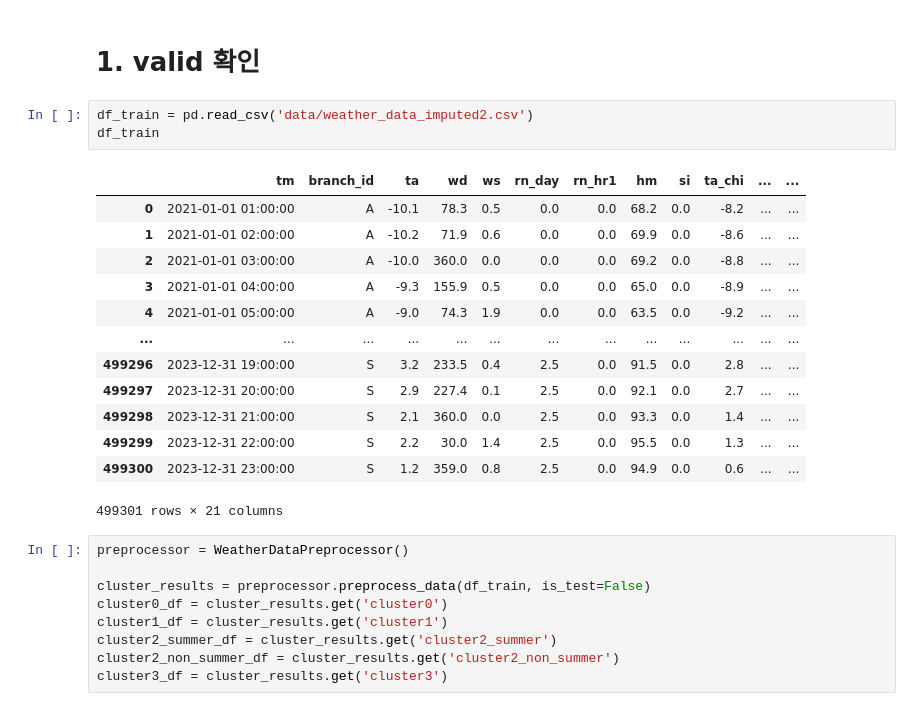
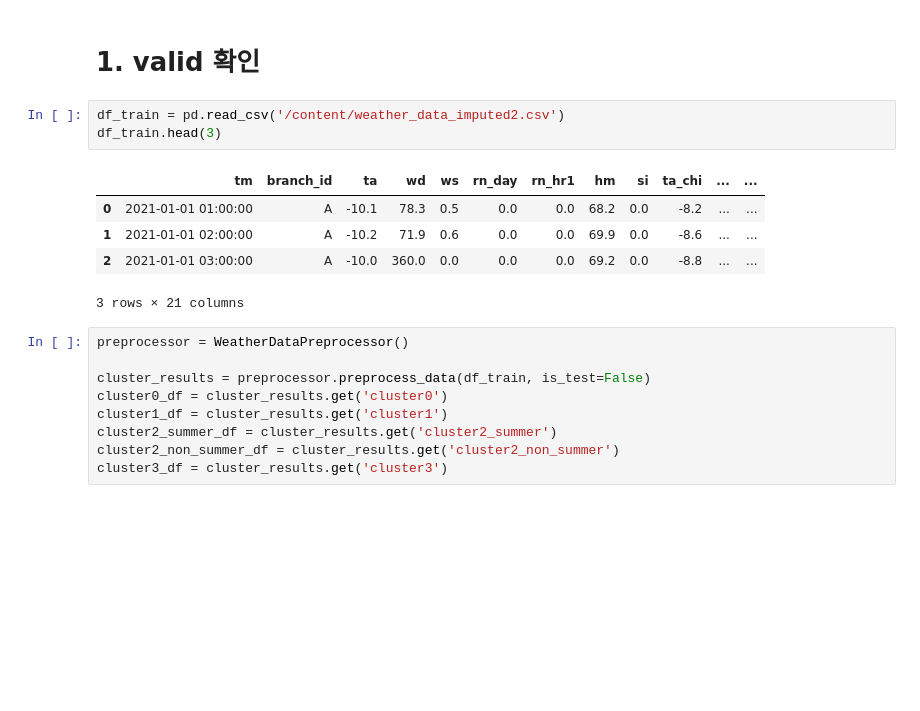
Before and after one commit to CheckNanbang/2025-weather-data-contest, a Jupyter notebook: main.ipynb, the cells around one changed output. Cells and saved outputs as stored; diff of their text form; blank space fills up the shorter version.

```diff
--- a/main.ipynb
+++ b/main.ipynb
@@ -23,22 +59,14 @@ sns.set(palette='pastel')
 # %% [markdown]
 # 1. valid 확인
 # %%
-df_train = pd.read_csv('data/weather_data_imputed2.csv')
-df_train
+df_train = pd.read_csv('/content/weather_data_imputed2.csv')
+df_train.head(3)
 # %% [output]
 |  | tm | branch_id | ta | wd | ws | rn_day | rn_hr1 | hm | si | ta_chi | ... | ... |
 | 0 | 2021-01-01 01:00:00 | A | -10.1 | 78.3 | 0.5 | 0.0 | 0.0 | 68.2 | 0.0 | -8.2 | ... | ... |
 | 1 | 2021-01-01 02:00:00 | A | -10.2 | 71.9 | 0.6 | 0.0 | 0.0 | 69.9 | 0.0 | -8.6 | ... | ... |
 | 2 | 2021-01-01 03:00:00 | A | -10.0 | 360.0 | 0.0 | 0.0 | 0.0 | 69.2 | 0.0 | -8.8 | ... | ... |
-| 3 | 2021-01-01 04:00:00 | A | -9.3 | 155.9 | 0.5 | 0.0 | 0.0 | 65.0 | 0.0 | -8.9 | ... | ... |
-| 4 | 2021-01-01 05:00:00 | A | -9.0 | 74.3 | 1.9 | 0.0 | 0.0 | 63.5 | 0.0 | -9.2 | ... | ... |
-| ... | ... | ... | ... | ... | ... | ... | ... | ... | ... | ... | ... | ... |
-| 499296 | 2023-12-31 19:00:00 | S | 3.2 | 233.5 | 0.4 | 2.5 | 0.0 | 91.5 | 0.0 | 2.8 | ... | ... |
-| 499297 | 2023-12-31 20:00:00 | S | 2.9 | 227.4 | 0.1 | 2.5 | 0.0 | 92.1 | 0.0 | 2.7 | ... | ... |
-| 499298 | 2023-12-31 21:00:00 | S | 2.1 | 360.0 | 0.0 | 2.5 | 0.0 | 93.3 | 0.0 | 1.4 | ... | ... |
-| 499299 | 2023-12-31 22:00:00 | S | 2.2 | 30.0 | 1.4 | 2.5 | 0.0 | 95.5 | 0.0 | 1.3 | ... | ... |
-| 499300 | 2023-12-31 23:00:00 | S | 1.2 | 359.0 | 0.8 | 2.5 | 0.0 | 94.9 | 0.0 | 0.6 | ... | ... |
-499301 rows × 21 columns
+3 rows × 21 columns
 # %%
 preprocessor = WeatherDataPreprocessor()
 
```
Also changed, not shown: parts of 9 cells of this notebook.
